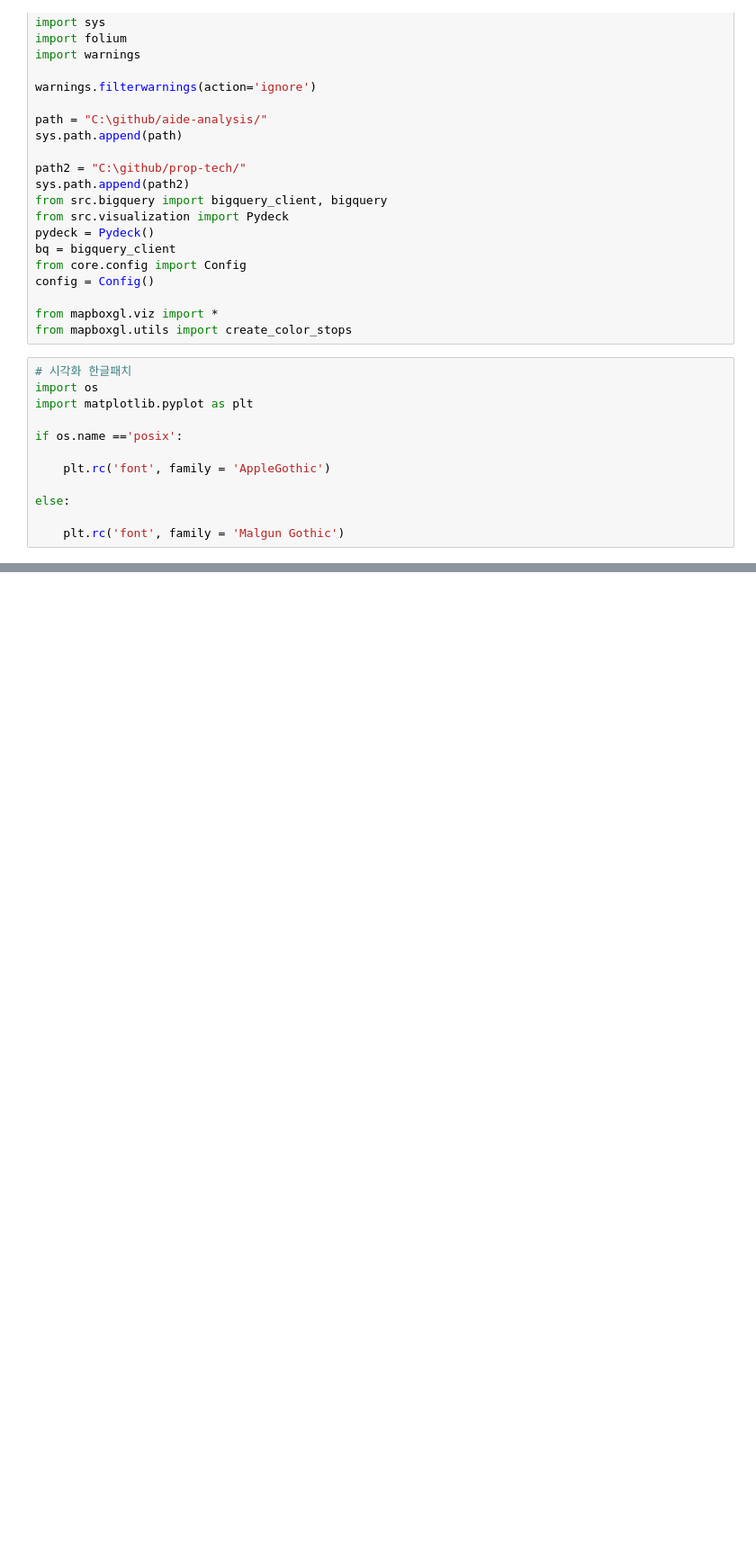
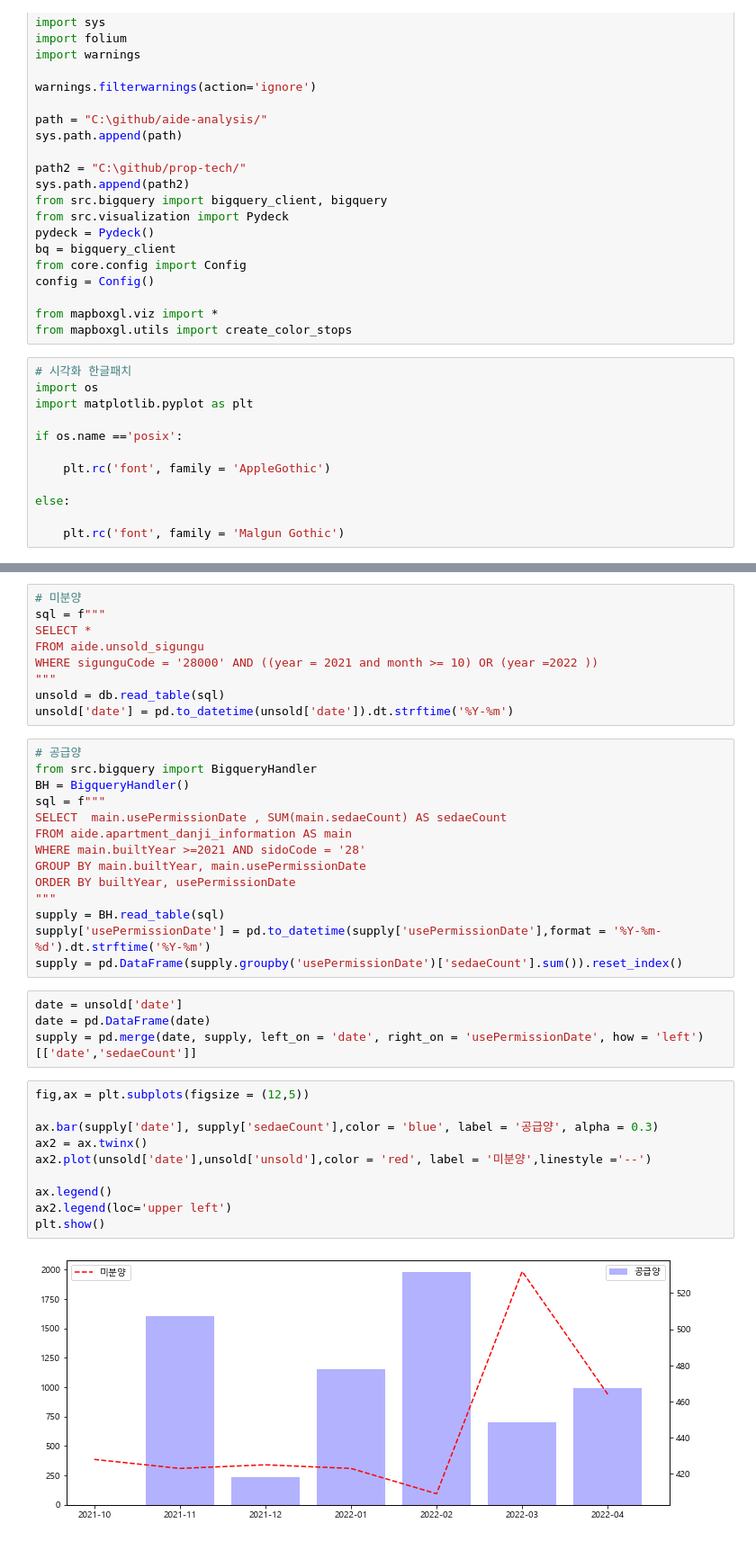
Before and after one commit to ljs7463/prop-tech, a Jupyter notebook: Real estate Analysis/인천광역시 집값 급락요인 분석/인천광역시 집값 하락원인 찾기.ipynb, the cells around one changed output, grey strips where cells are left out. Shown: that part at 90% size. Saved outputs shown, nothing was run; the diff lists cells and outputs as text; blank space fills up the shorter version.

```diff
--- a/Real estate Analysis/인천광역시 집값 급락요인 분석/인천광역시 집값 하락원인 찾기.ipynb
+++ b/Real estate Analysis/인천광역시 집값 급락요인 분석/인천광역시 집값 하락원인 찾기.ipynb
@@ -147,0 +152,39 @@ ax.xaxis.set_major_locator(MaxNLocator(5))
+# %%
+# 미분양
+sql = f"""
+SELECT *
+FROM aide.unsold_sigungu
+WHERE sigunguCode = '28000' AND ((year = 2021 and month >= 10) OR (year =2022 ))
+"""
+unsold = db.read_table(sql)
+unsold['date'] = pd.to_datetime(unsold['date']).dt.strftime('%Y-%m')
+# %%
+# 공급양
+from src.bigquery import BigqueryHandler
+BH = BigqueryHandler()
+sql = f"""
+SELECT  main.usePermissionDate , SUM(main.sedaeCount) AS sedaeCount
+FROM aide.apartment_danji_information AS main
+WHERE main.builtYear >=2021 AND sidoCode = '28'
+GROUP BY main.builtYear, main.usePermissionDate
+ORDER BY builtYear, usePermissionDate
+"""
+supply = BH.read_table(sql)
+supply['usePermissionDate'] = pd.to_datetime(supply['usePermissionDate'],format = '%Y-%m-%d').dt.strftime('%Y-%m')
+supply = pd.DataFrame(supply.groupby('usePermissionDate')['sedaeCount'].sum()).reset_index()
+# %%
+date = unsold['date']
+date = pd.DataFrame(date)
+supply = pd.merge(date, supply, left_on = 'date', right_on = 'usePermissionDate', how = 'left')[['date','sedaeCount']]
+# %%
+fig,ax = plt.subplots(figsize = (12,5))
+
+ax.bar(supply['date'], supply['sedaeCount'],color = 'blue', label = '공급양', alpha = 0.3)
+ax2 = ax.twinx()
+ax2.plot(unsold['date'],unsold['unsold'],color = 'red', label = '미분양',linestyle ='--')
+
+ax.legend()
+ax2.legend(loc='upper left')
+plt.show()
+# %% [output]
+[figure, added]
```
Also changed, not shown: parts of 15 cells of this notebook.
